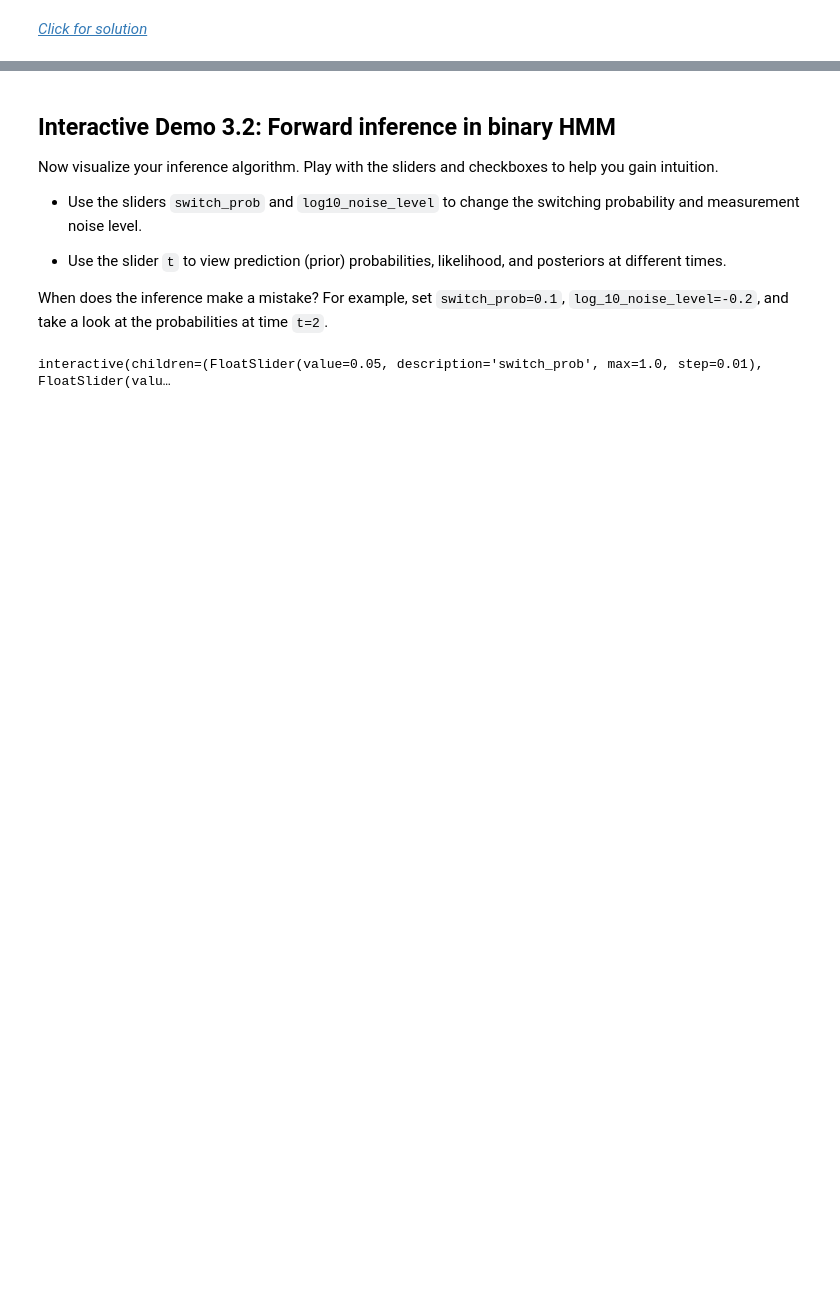
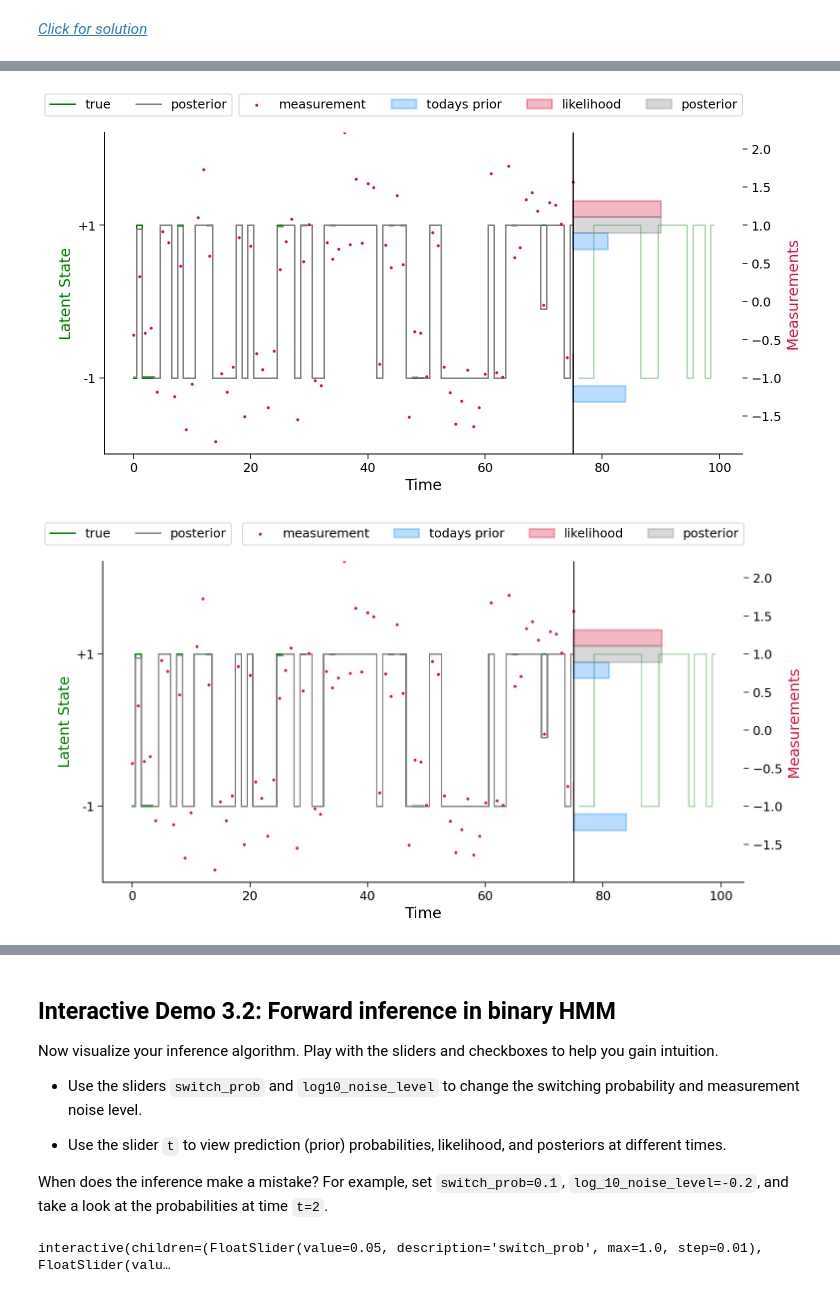
Before and after one commit to astha736/Neuromatch-TA, a Jupyter notebook: W3D2/W3D2_Tutorial2.ipynb, the cells around one changed output, grey strips where cells are left out. Cells and saved outputs as stored; diff of their text form; code cells hidden in the pictures; blank space fills up the shorter version.

```diff
--- a/W3D2/W3D2_Tutorial2.ipynb
+++ b/W3D2/W3D2_Tutorial2.ipynb
@@ -844,7 +874,10 @@ def markov_forward(p0, D):
   #      probabilities at current time and the transition matrix
   # raise NotImplementedError("`markov_forward` is incomplete")
   ##############################################################################
-  p1 = D.T @ p0
+
+  # Calculate predictive probabilities (prior)
+  p1 = p0 @ D
+
   return p1
 
 def one_step_update(model, posterior_tm1, M_t):
@@ -853,31 +886,63 @@ def one_step_update(model, posterior_tm1, M_t):
     model (GaussianHMM1D instance): the HMM
     posterior_tm1 (numpy vector): Posterior at `t-1`
     M_t (numpy array): measurement at `t`
 
   Returns:
     posterior_t (numpy array): Posterior at `t`
   """
   ##############################################################################
   # Insert your code here to:
   #    1. Call function `markov_forward` to calculate the prior for next time
   #      step
   #    2. Calculate likelihood of seeing current data `M_t` under both states
   #      as a vector.
   #    3. Calculate the posterior which is proportional to
   #      likelihood x prediction elementwise,
   #    4. Don't forget to normalize
   # raise NotImplementedError("`one_step_update` is incomplete")
   ##############################################################################
+
   # Calculate predictive probabilities (prior)
   prediction = markov_forward(posterior_tm1, model.transmat)
 
   # Get the likelihood
   likelihood = compute_likelihood(model, M_t)
 
   # Calculate posterior
   posterior_t = prediction * likelihood
 
   # Normalize
   posterior_t /= np.sum(posterior_t)
+
   return prediction, likelihood, posterior_t
+
+
+# Set random seed
+np.random.seed(12)
+
+# Set parameters
+switch_prob = 0.4
+noise_level = .4
+t = 75
+
+# Create and sample from model
+model = create_HMM(switch_prob = switch_prob,
+                    noise_level = noise_level,
+                    startprob=[0.5, 0.5])
+
+measurements, states = sample(model, nstep)
+
+# Infer state sequence
+predictive_probs, likelihoods, posterior_probs = simulate_forward_inference(model, nstep,
+                                                            measurements)
+states_inferred = np.asarray(posterior_probs[:,0] <= 0.5, dtype=int)
+
+# Visualize
+plot_forward_inference(
+      model, states, measurements, states_inferred,
+      predictive_probs, likelihoods, posterior_probs,t=t, flag_m = 0
+    )
+# %% [output]
+[figure, added]
+[figure, added]
 # %% [markdown]
```
Also changed, not shown: parts of 30 cells of this notebook.
